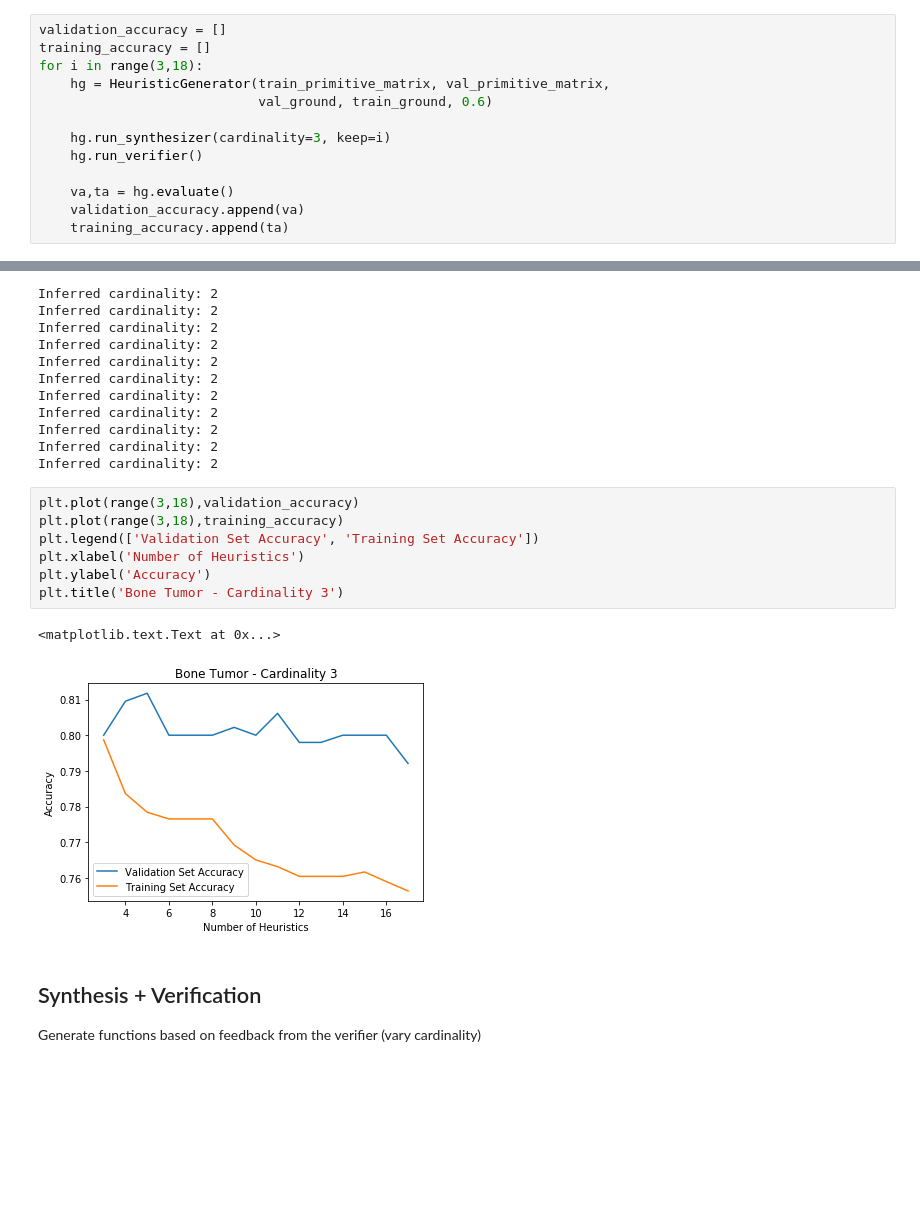
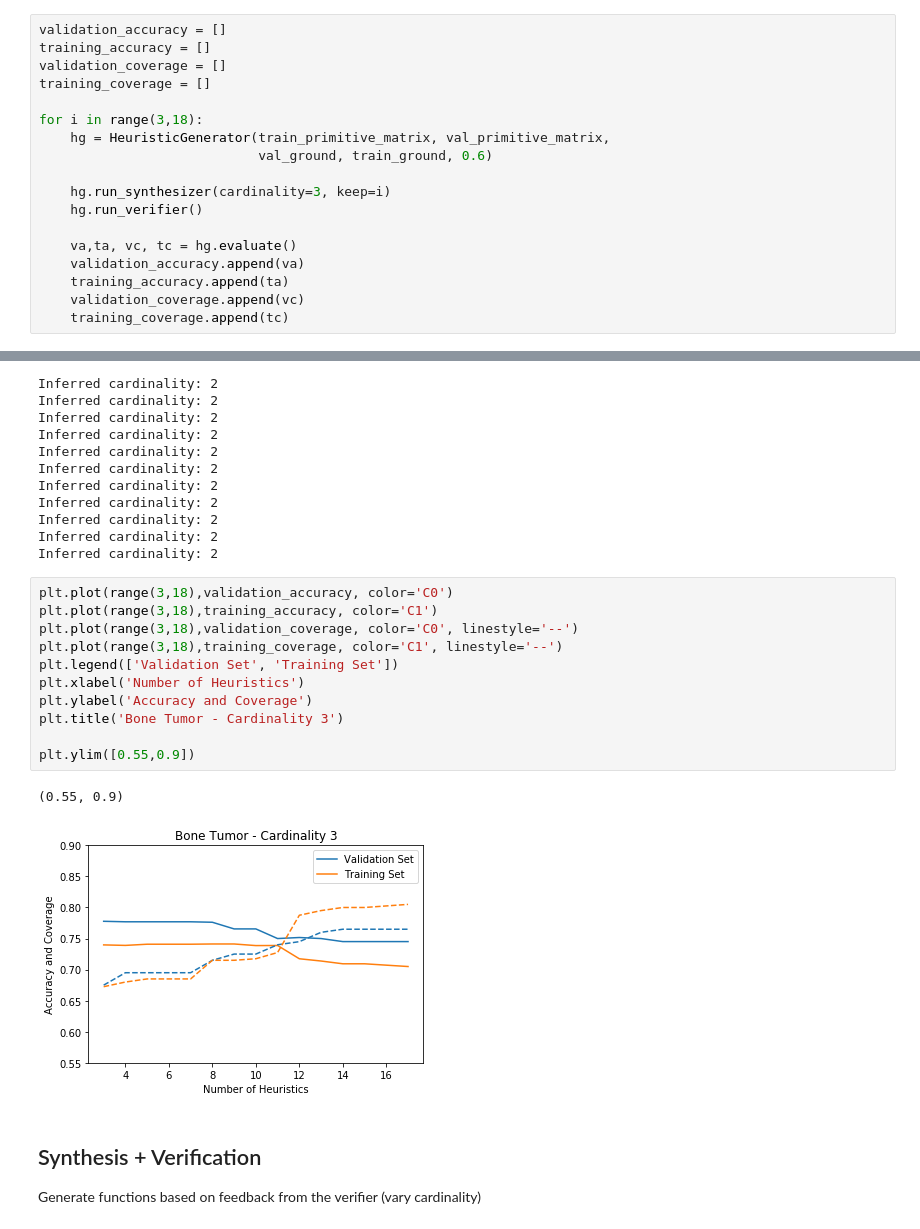
Before and after one commit to HazyResearch/reef, a Jupyter notebook: bone_tumor_synthesis.ipynb, the cells around one changed output, grey strips where cells are left out. Cells and saved outputs as stored; diff of their text form; blank space fills up the shorter version.

Commit message:
new plots with both metrics

```diff
--- a/bone_tumor_synthesis.ipynb
+++ b/bone_tumor_synthesis.ipynb
@@ -33,6 +35,9 @@ from heuristic_generator import HeuristicGenerator
 # %%
 validation_accuracy = []
 training_accuracy = []
+validation_coverage = []
+training_coverage = []
+
 for i in range(3,18):
     hg = HeuristicGenerator(train_primitive_matrix, val_primitive_matrix,
                             val_ground, train_ground, 0.6)
@@ -40,9 +45,11 @@ for i in range(3,18):
     hg.run_synthesizer(cardinality=3, keep=i)
     hg.run_verifier()
 
-    va,ta = hg.evaluate()
+    va,ta, vc, tc = hg.evaluate()
     validation_accuracy.append(va)
     training_accuracy.append(ta)
+    validation_coverage.append(vc)
+    training_coverage.append(tc)
 # %% [output]
 Inferred cardinality: 2
 Inferred cardinality: 2
@@ -60,15 +67,19 @@ Inferred cardinality: 2
 Inferred cardinality: 2
 Inferred cardinality: 2
 # %%
-plt.plot(range(3,18),validation_accuracy)
-plt.plot(range(3,18),training_accuracy)
-plt.legend(['Validation Set Accuracy', 'Training Set Accuracy'])
+plt.plot(range(3,18),validation_accuracy, color='C0')
+plt.plot(range(3,18),training_accuracy, color='C1')
+plt.plot(range(3,18),validation_coverage, color='C0', linestyle='--')
+plt.plot(range(3,18),training_coverage, color='C1', linestyle='--')
+plt.legend(['Validation Set', 'Training Set'])
 plt.xlabel('Number of Heuristics')
-plt.ylabel('Accuracy')
+plt.ylabel('Accuracy and Coverage')
 plt.title('Bone Tumor - Cardinality 3')
+
+plt.ylim([0.55,0.9])
 # %% [output]
-<matplotlib.text.Text at 0x...>
+(0.55, 0.9)
-[figure, old version]
+[figure, new version]
 # %% [markdown]
 ## Synthesis + Verification
 Generate functions based on feedback from the verifier (vary cardinality)
```
Also changed, not shown: parts of 5 cells of this notebook.
